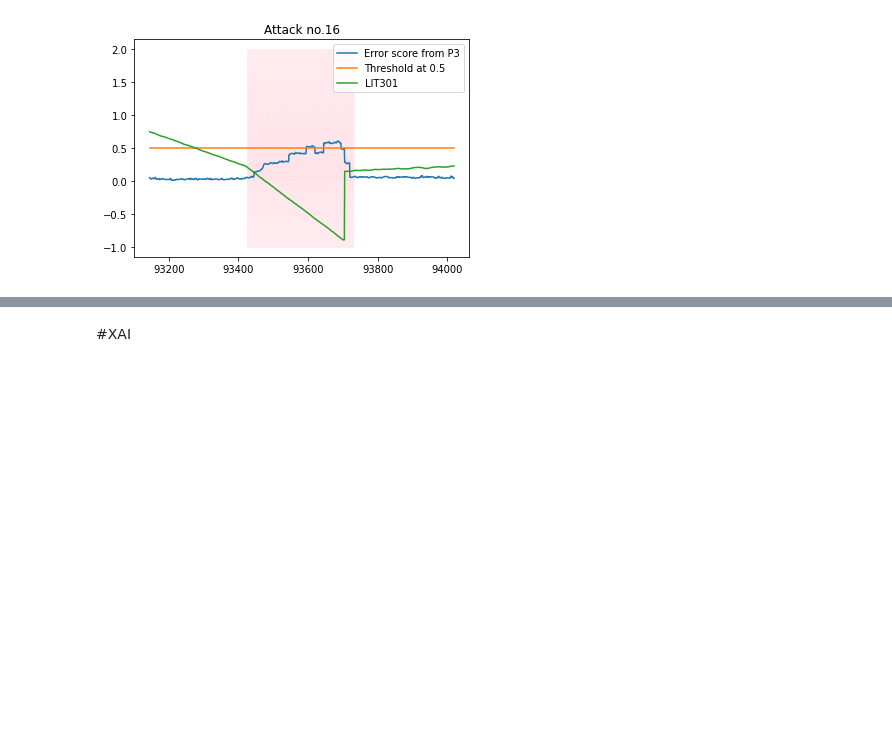
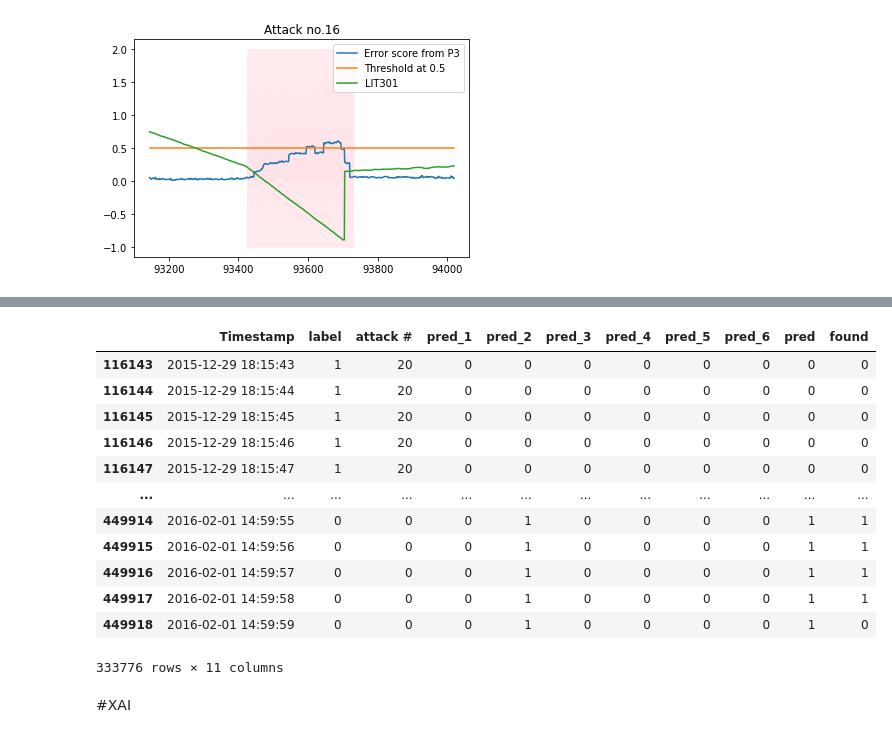
Before and after one commit to Geebigib/Explainable-Anomaly-detection-In-ICS, a Jupyter notebook: Probability_Base_Model_separate_stage.ipynb, the cells around one changed output, grey strips where cells are left out. Drawn from its saved outputs; the diff is of its cells as text; code cells hidden in the pictures; blank space fills up the shorter version.

```diff
--- a/Probability_Base_Model_separate_stage.ipynb
+++ b/Probability_Base_Model_separate_stage.ipynb
@@ -925,3 +943,19 @@ plt.legend()
+# %%
+time_label[idx_start[14]:]
+# %% [output]
+|  | Timestamp | label | attack # | pred_1 | pred_2 | pred_3 | pred_4 | pred_5 | pred_6 | pred | found |
+| 116143 | 2015-12-29 18:15:43 | 1 | 20 | 0 | 0 | 0 | 0 | 0 | 0 | 0 | 0 |
+| 116144 | 2015-12-29 18:15:44 | 1 | 20 | 0 | 0 | 0 | 0 | 0 | 0 | 0 | 0 |
+| 116145 | 2015-12-29 18:15:45 | 1 | 20 | 0 | 0 | 0 | 0 | 0 | 0 | 0 | 0 |
+| 116146 | 2015-12-29 18:15:46 | 1 | 20 | 0 | 0 | 0 | 0 | 0 | 0 | 0 | 0 |
+| 116147 | 2015-12-29 18:15:47 | 1 | 20 | 0 | 0 | 0 | 0 | 0 | 0 | 0 | 0 |
+| ... | ... | ... | ... | ... | ... | ... | ... | ... | ... | ... | ... |
+| 449914 | 2016-02-01 14:59:55 | 0 | 0 | 0 | 1 | 0 | 0 | 0 | 0 | 1 | 1 |
+| 449915 | 2016-02-01 14:59:56 | 0 | 0 | 0 | 1 | 0 | 0 | 0 | 0 | 1 | 1 |
+| 449916 | 2016-02-01 14:59:57 | 0 | 0 | 0 | 1 | 0 | 0 | 0 | 0 | 1 | 1 |
+| 449917 | 2016-02-01 14:59:58 | 0 | 0 | 0 | 1 | 0 | 0 | 0 | 0 | 1 | 1 |
+| 449918 | 2016-02-01 14:59:59 | 0 | 0 | 0 | 1 | 0 | 0 | 0 | 0 | 1 | 0 |
+333776 rows × 11 columns
 # %% [markdown]
 #XAI
 # %%
```
Also changed, not shown: parts of 2 cells of this notebook.
